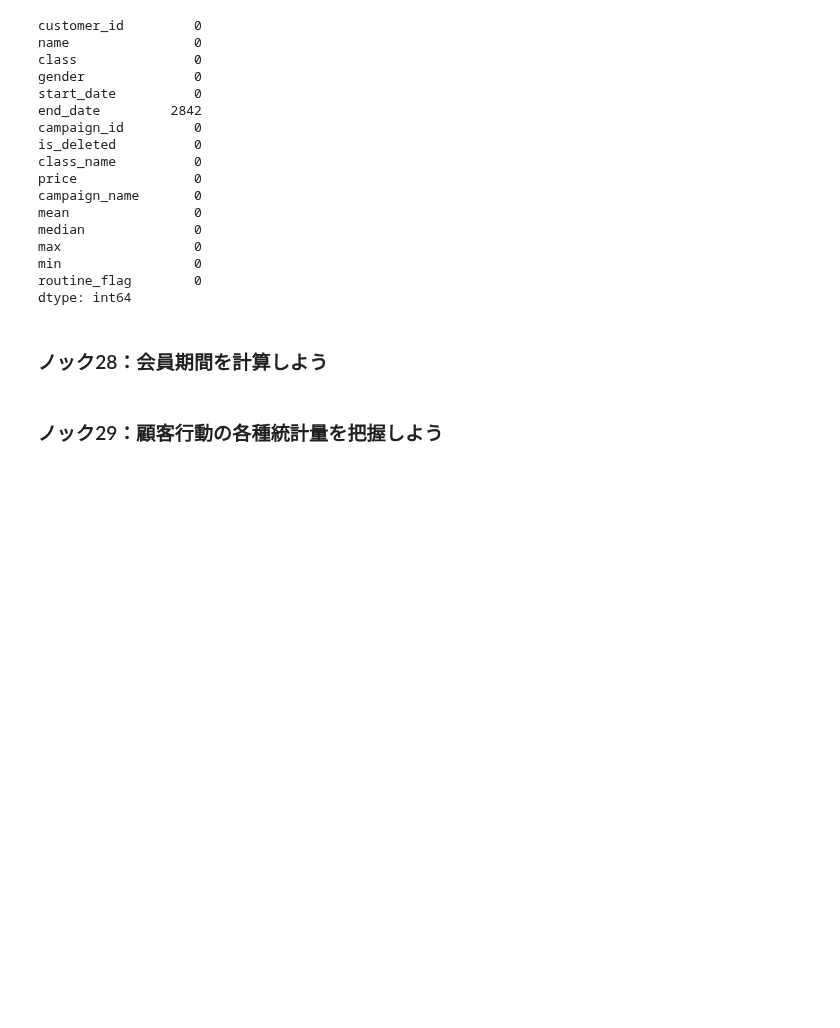
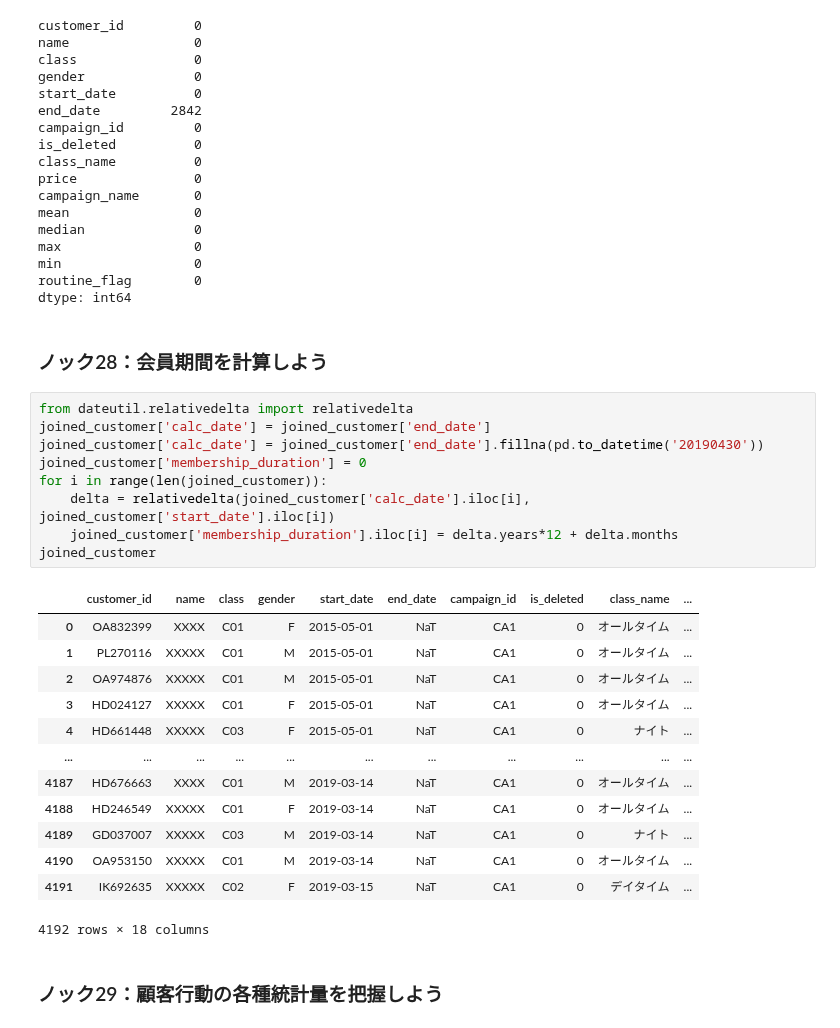
Before and after one commit to Rindrics/anlz100, a Jupyter notebook: chap3/chap3.ipynb, the cells around one changed output. Cells and saved outputs as stored; diff of their text form; blank space fills up the shorter version.

Commit message:
Calculate membership duration

```diff
--- a/chap3/chap3.ipynb
+++ b/chap3/chap3.ipynb
@@ -291,6 +291,29 @@ routine_flag        0
 dtype: int64
 # %% [markdown]
 ### ノック28：会員期間を計算しよう
+# %%
+from dateutil.relativedelta import relativedelta
+joined_customer['calc_date'] = joined_customer['end_date']
+joined_customer['calc_date'] = joined_customer['end_date'].fillna(pd.to_datetime('20190430'))
+joined_customer['membership_duration'] = 0
+for i in range(len(joined_customer)):
+    delta = relativedelta(joined_customer['calc_date'].iloc[i], joined_customer['start_date'].iloc[i])
+    joined_customer['membership_duration'].iloc[i] = delta.years*12 + delta.months
+joined_customer
+# %% [output]
+|  | customer_id | name | class | gender | start_date | end_date | campaign_id | is_deleted | class_name | ... |
+| 0 | OA832399 | XXXX | C01 | F | 2015-05-01 | NaT | CA1 | 0 | オールタイム | ... |
+| 1 | PL270116 | XXXXX | C01 | M | 2015-05-01 | NaT | CA1 | 0 | オールタイム | ... |
+| 2 | OA974876 | XXXXX | C01 | M | 2015-05-01 | NaT | CA1 | 0 | オールタイム | ... |
+| 3 | HD024127 | XXXXX | C01 | F | 2015-05-01 | NaT | CA1 | 0 | オールタイム | ... |
+| 4 | HD661448 | XXXXX | C03 | F | 2015-05-01 | NaT | CA1 | 0 | ナイト | ... |
+| ... | ... | ... | ... | ... | ... | ... | ... | ... | ... | ... |
+| 4187 | HD676663 | XXXX | C01 | M | 2019-03-14 | NaT | CA1 | 0 | オールタイム | ... |
+| 4188 | HD246549 | XXXXX | C01 | F | 2019-03-14 | NaT | CA1 | 0 | オールタイム | ... |
+| 4189 | GD037007 | XXXXX | C03 | M | 2019-03-14 | NaT | CA1 | 0 | ナイト | ... |
+| 4190 | OA953150 | XXXXX | C01 | M | 2019-03-14 | NaT | CA1 | 0 | オールタイム | ... |
+| 4191 | IK692635 | XXXXX | C02 | F | 2019-03-15 | NaT | CA1 | 0 | デイタイム | ... |
+4192 rows × 18 columns
 # %% [markdown]
 ### ノック29：顧客行動の各種統計量を把握しよう
 # %% [markdown]
```
